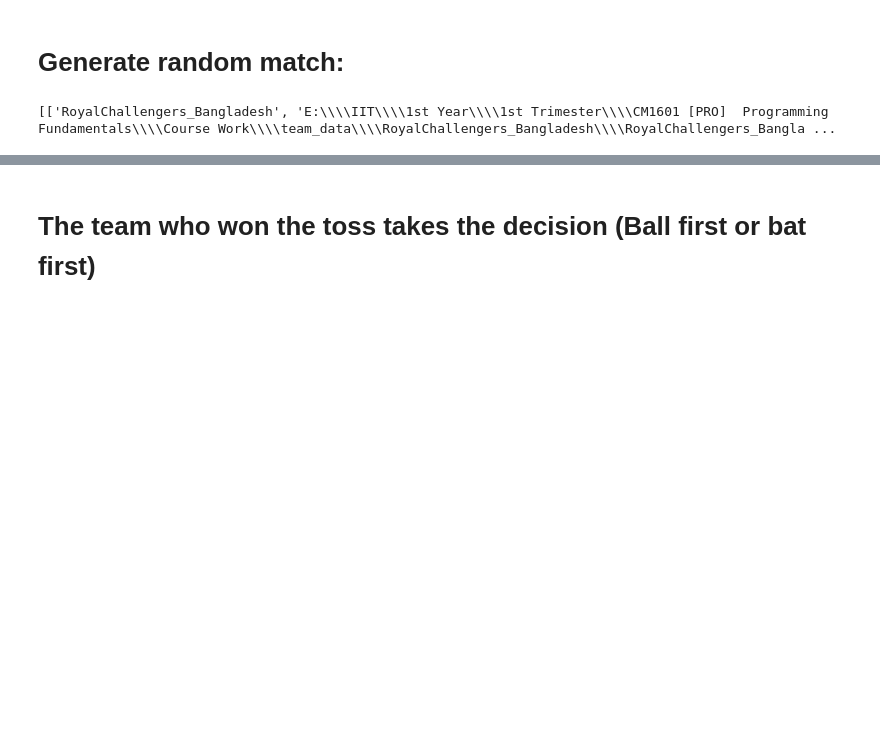
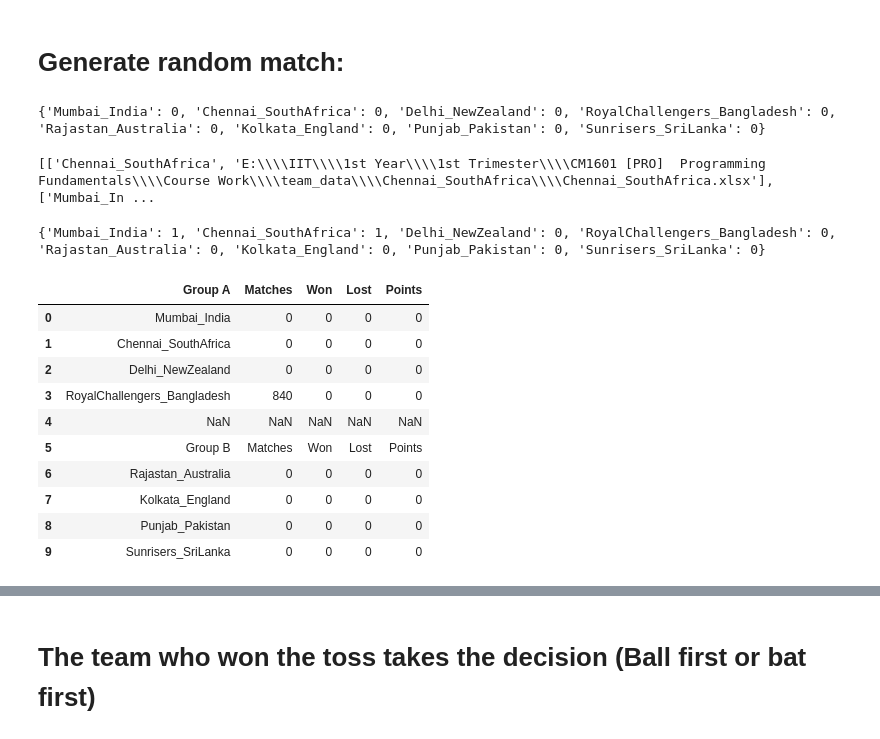
Before and after one commit to Nadun999/Cricket_Match_Simulator, a Jupyter notebook: files/coursework_test.ipynb, the cells around one changed output, grey strips where cells are left out. Saved outputs shown, nothing was run; the diff lists cells and outputs as text; code cells hidden in the pictures; blank space fills up the shorter version.

```diff
--- a/files/coursework_test.ipynb
+++ b/files/coursework_test.ipynb
@@ -67,16 +380,28 @@ Sunrisers_SriLanka = ['Sunrisers_SriLanka',r'E:\\IIT\\1st Year\\1st Trimester\\C
 #      print(value)
 # %% [markdown]
 # Generate random match:
+# %%
+# import random
+
+
+#assinging teams to groups
+Group_A = [Mumbai_India,Chennai_SouthAfrica,Delhi_NewZealand,RoyalChallengers_Bangladesh ]
+Group_B = [Rajastan_Australia,Kolkata_England,Punjab_Pakistan,Sunrisers_SriLanka]
+
+
+
+match_count = {}
+all_teams = [Mumbai_India[0],Chennai_SouthAfrica[0],Delhi_NewZealand[0],RoyalChallengers_Bangladesh[0],Rajastan_Australia[0],Kolkata_England[0],Punjab_Pakistan[0],Sunrisers_SriLanka[0]]
+
+
+while len(all_teams) > 0:
+    key = all_teams.pop(0)
+    match_count[key] = 0
+
+print(match_count)
+# %% [output]
+{'Mumbai_India': 0, 'Chennai_SouthAfrica': 0, 'Delhi_NewZealand': 0, 'RoyalChallengers_Bangladesh': 0, 'Rajastan_Australia': 0, 'Kolkata_England': 0, 'Punjab_Pakistan': 0, 'Sunrisers_SriLanka': 0}
 # %%
-# import random
-
-
-#assinging
-Group_A = [Mumbai_India,Chennai_SouthAfrica,Delhi_NewZealand,RoyalChallengers_Bangladesh ]
-Group_B = [Rajastan_Australia,Kolkata_England,Punjab_Pakistan,Sunrisers_SriLanka]
-
-
-
 match_between_A = random.sample(Group_A, 2)
 match_between_B = random.sample(Group_B, 2)
 
@@ -88,4 +413,27 @@ match_between = random.choice(chosen_match)
 
 print(match_between)
 # %% [output]
-[['RoyalChallengers_Bangladesh', 'E:\\\\IIT\\\\1st Year\\\\1st Trimester\\\\CM1601 [PRO]  Programming Fundamentals\\\\Course Work\\\\team_data\\\\RoyalChallengers_Bangladesh\\\\RoyalChallengers_Bangla ...
+[['Chennai_SouthAfrica', 'E:\\\\IIT\\\\1st Year\\\\1st Trimester\\\\CM1601 [PRO]  Programming Fundamentals\\\\Course Work\\\\team_data\\\\Chennai_SouthAfrica\\\\Chennai_SouthAfrica.xlsx'], ['Mumbai_In ...
+# %%
+for match in match_between:
+    x = match[0]
+    match_count[x] = (match_count.get(x,) + 1)
+print(match_count)
+# %% [output]
+{'Mumbai_India': 1, 'Chennai_SouthAfrica': 1, 'Delhi_NewZealand': 0, 'RoyalChallengers_Bangladesh': 0, 'Rajastan_Australia': 0, 'Kolkata_England': 0, 'Punjab_Pakistan': 0, 'Sunrisers_SriLanka': 0}
+# %%
+points_table = pd.read_excel(r'E:\\IIT\\1st Year\\1st Trimester\\CM1601 [PRO]  Programming Fundamentals\\Course Work\\tournament\\points_table.xlsx')
+df_points_table = pd.DataFrame(points_table)
+df_points_table
+# %% [output]
+|  | Group A | Matches | Won | Lost | Points |
+| 0 | Mumbai_India | 0 | 0 | 0 | 0 |
+| 1 | Chennai_SouthAfrica | 0 | 0 | 0 | 0 |
+| 2 | Delhi_NewZealand | 0 | 0 | 0 | 0 |
+| 3 | RoyalChallengers_Bangladesh | 840 | 0 | 0 | 0 |
+| 4 | NaN | NaN | NaN | NaN | NaN |
+| 5 | Group B | Matches | Won | Lost | Points |
+| 6 | Rajastan_Australia | 0 | 0 | 0 | 0 |
+| 7 | Kolkata_England | 0 | 0 | 0 | 0 |
+| 8 | Punjab_Pakistan | 0 | 0 | 0 | 0 |
+| 9 | Sunrisers_SriLanka | 0 | 0 | 0 | 0 |
```
Also changed, not shown: parts of 31 cells of this notebook, 12 other files.
